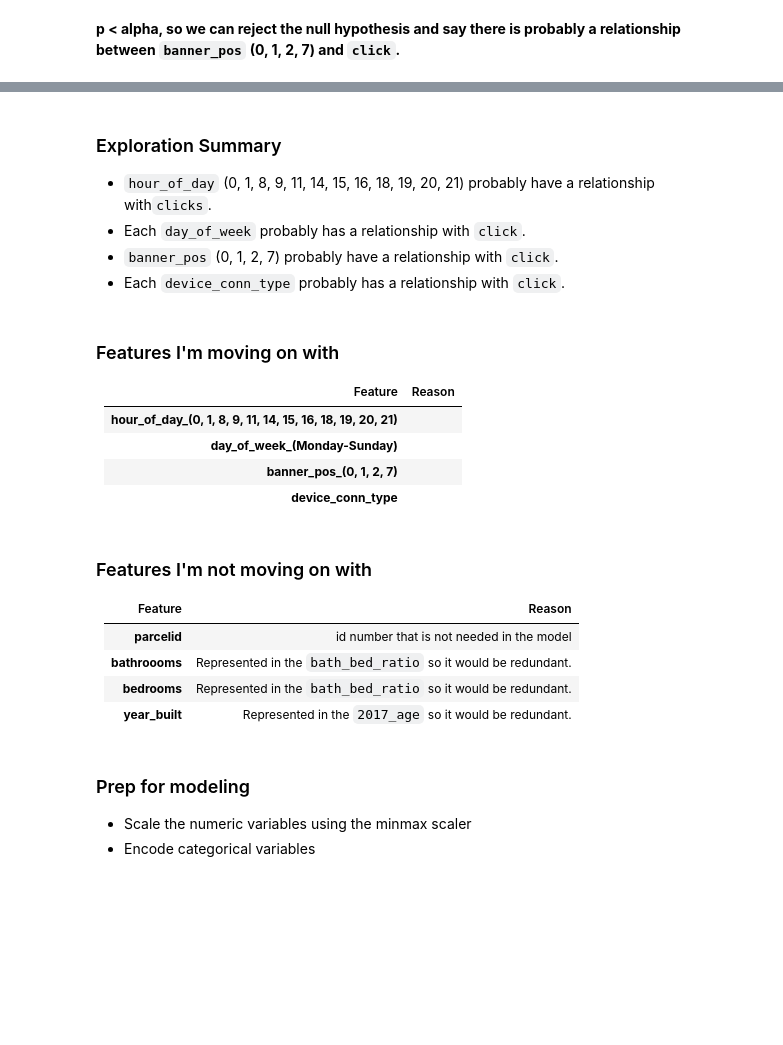
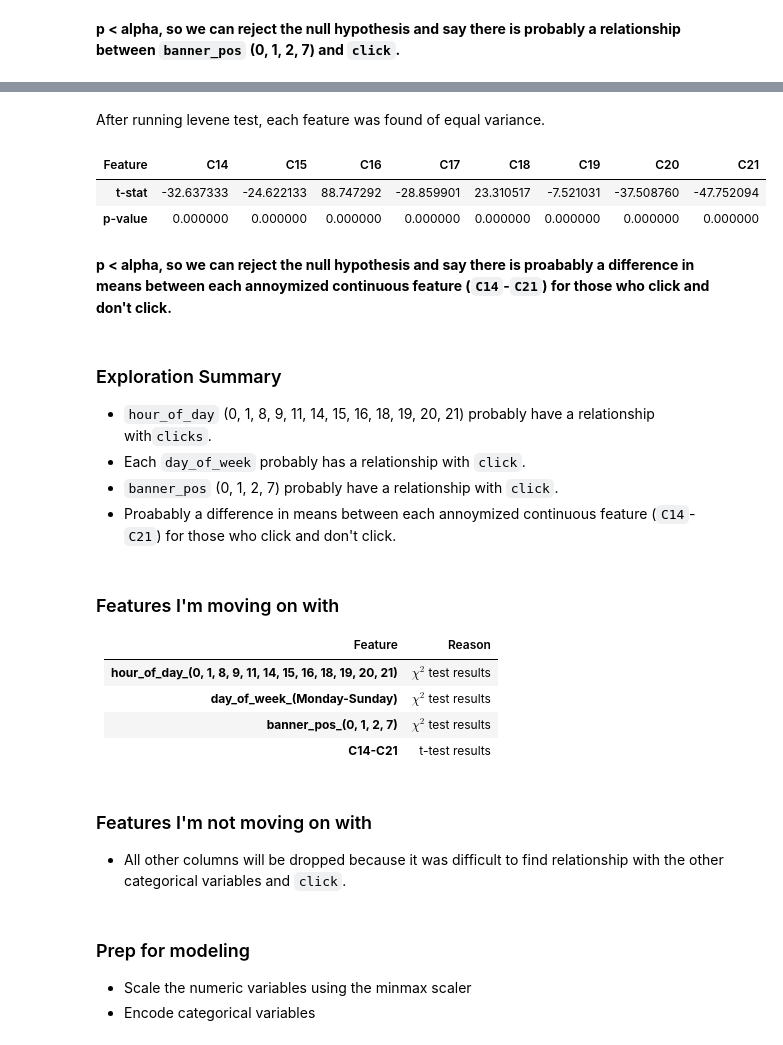
Before and after one commit to markydoug/click_throughs, a Jupyter notebook: project_template.ipynb, the cells around one changed output, grey strips where cells are left out. Cells and saved outputs as stored; diff of their text form; code cells hidden in the pictures; blank space fills up the shorter version.

Commit message:
Continue with model hyperparameters

````diff
--- a/project_template.ipynb
+++ b/project_template.ipynb
@@ -205,26 +176,31 @@ e.chi_square_matrix(train, 'device_conn_type', 'click').T
+# %% [markdown]
+After running levene test, each feature was found of equal variance.
+# %%
+e.continuous_vars_ttest(train).T
+# %% [output]
+| Feature | C14 | C15 | C16 | C17 | C18 | C19 | C20 | C21 |
+| t-stat | -32.637333 | -24.622133 | 88.747292 | -28.859901 | 23.310517 | -7.521031 | -37.508760 | -47.752094 |
+| p-value | 0.000000 | 0.000000 | 0.000000 | 0.000000 | 0.000000 | 0.000000 | 0.000000 | 0.000000 |
+# %% [markdown]
+**p < alpha, so we can reject the null hypothesis and say there is proabably a difference in means between each annoymized continuous feature (```C14```-```C21```) for those who click and don't click.**
 # %% [markdown]
 ### Exploration Summary
 * ```hour_of_day``` (0, 1, 8, 9, 11, 14, 15, 16, 18, 19, 20, 21) probably have a relationship with```clicks```.
 * Each ```day_of_week``` probably has a relationship with ```click```.
 * ```banner_pos``` (0, 1, 2, 7) probably have a relationship with ```click```.
-* Each ```device_conn_type``` probably has a relationship with ```click```.
+* Proabably a difference in means between each annoymized continuous feature (```C14```-```C21```) for those who click and don't click.
 # %% [markdown]
 ### Features I'm moving on with
 | Feature | Reason |
 |:--------|:-----------|
-|**hour_of_day_(0, 1, 8, 9, 11, 14, 15, 16, 18, 19, 20, 21)**| |
-|**day_of_week_(Monday-Sunday)**| |
-|**banner_pos_(0, 1, 2, 7)**| |
-|**device_conn_type**| |
+|**hour_of_day_(0, 1, 8, 9, 11, 14, 15, 16, 18, 19, 20, 21)**| $\chi^2$ test results|
+|**day_of_week_(Monday-Sunday)**| $\chi^2$ test results|
+|**banner_pos_(0, 1, 2, 7)**| $\chi^2$ test results|
+|**C14-C21**| t-test results|
 # %% [markdown]
 ### Features I'm not moving on with
 
-| Feature | Reason
-|:--------|:-----------
-|**parcelid**| id number that is not needed in the model
-| **bathroooms** | Represented in the ```bath_bed_ratio``` so it would be redundant.
-| **bedrooms** | Represented in the ```bath_bed_ratio``` so it would be redundant.
-|**year_built**| Represented in the ```2017_age``` so it would be redundant.
+* All other columns will be dropped because it was difficult to find relationship with the other categorical variables and ```click```.
 # %% [markdown]
 ### Prep for modeling
 * Scale the numeric variables using the minmax scaler
````
Also changed, not shown: parts of 38 cells of this notebook.
